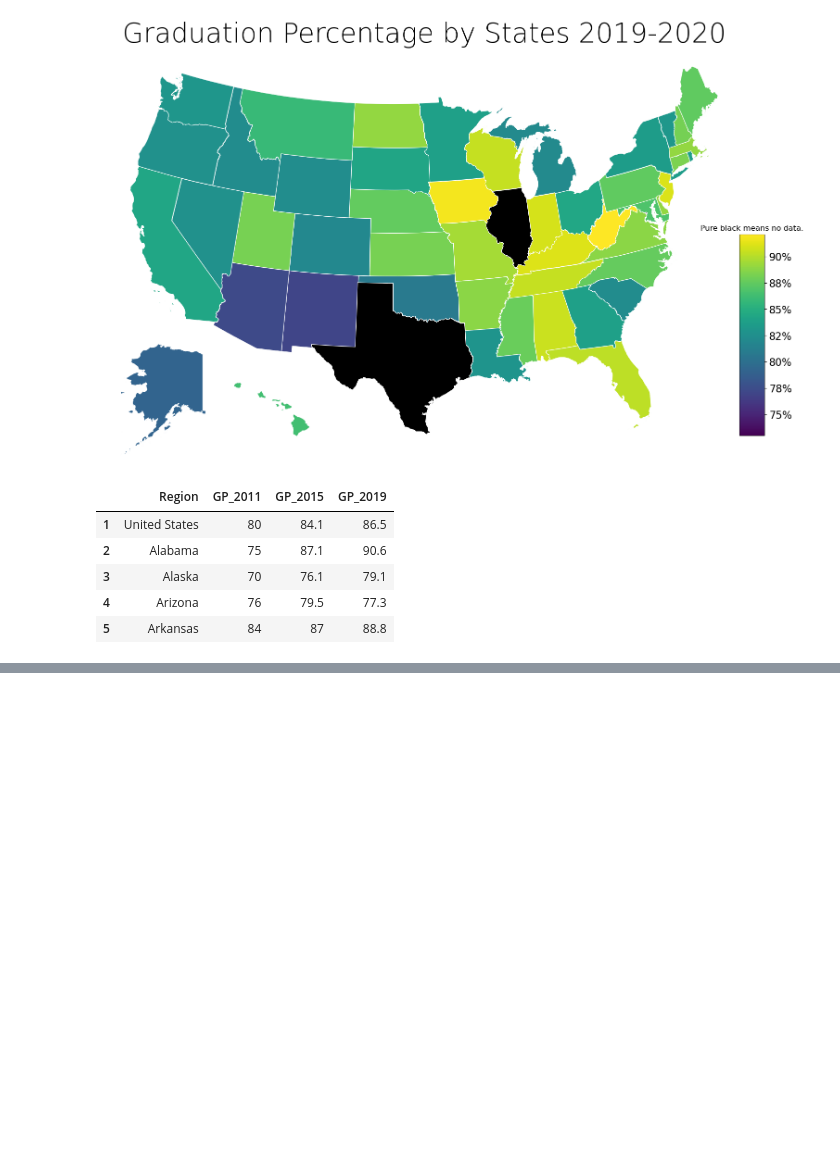
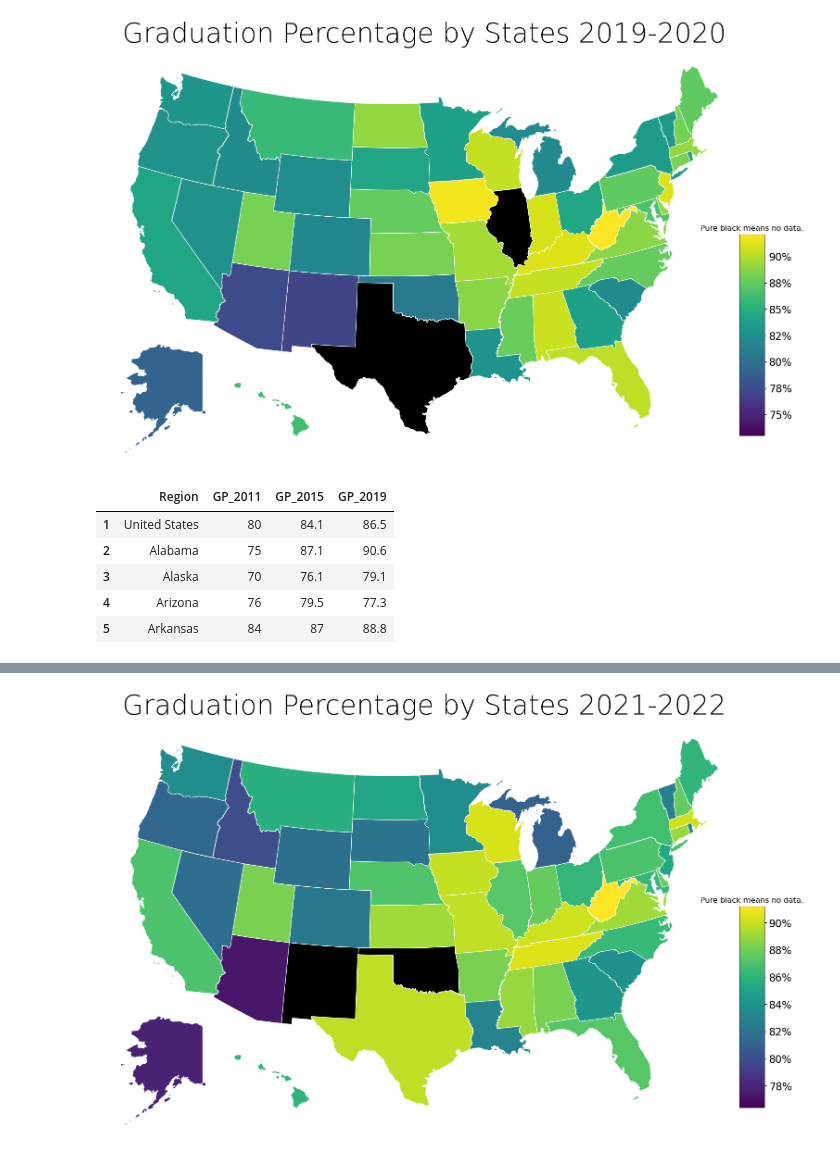
Before and after one commit to wurtylex/SRDatathon, a Jupyter notebook: src/graduation_percentage.ipynb, the cells around one changed output, grey strips where cells are left out. Drawn from its saved outputs; the diff is of its cells as text; code cells hidden in the pictures; blank space fills up the shorter version.

```diff
--- a/src/graduation_percentage.ipynb
+++ b/src/graduation_percentage.ipynb
@@ -158,0 +171,5 @@ save_df.head()
+# %%
+gen_map('2021-\n22',gdf)
+plt.savefig(os.path.join('../output/GradPer',f'Graduation Percentage most Recent'))
+# %% [output]
+[figure, added]
```
Also changed, not shown: parts of 1 cell of this notebook, 5 other files.
